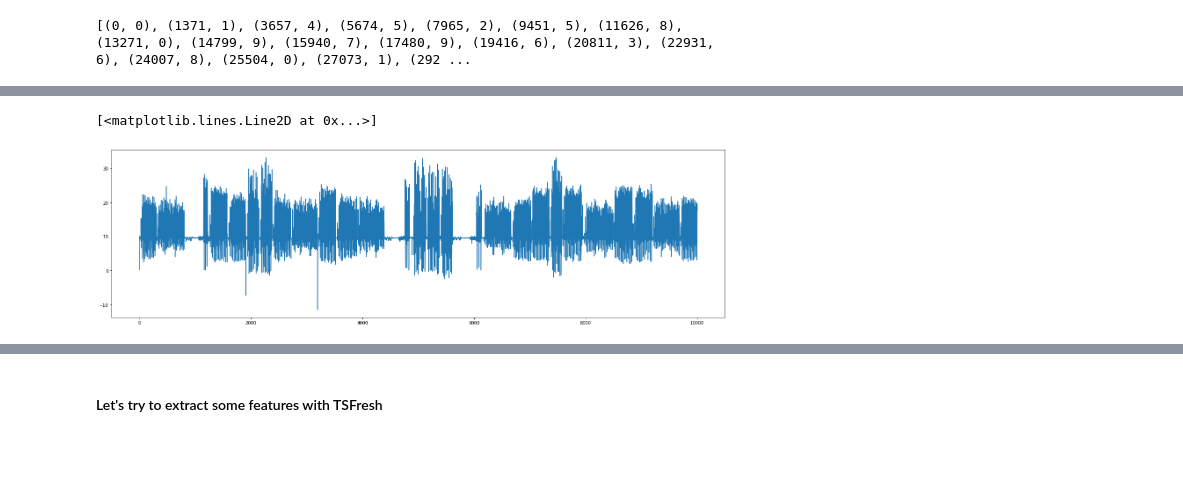
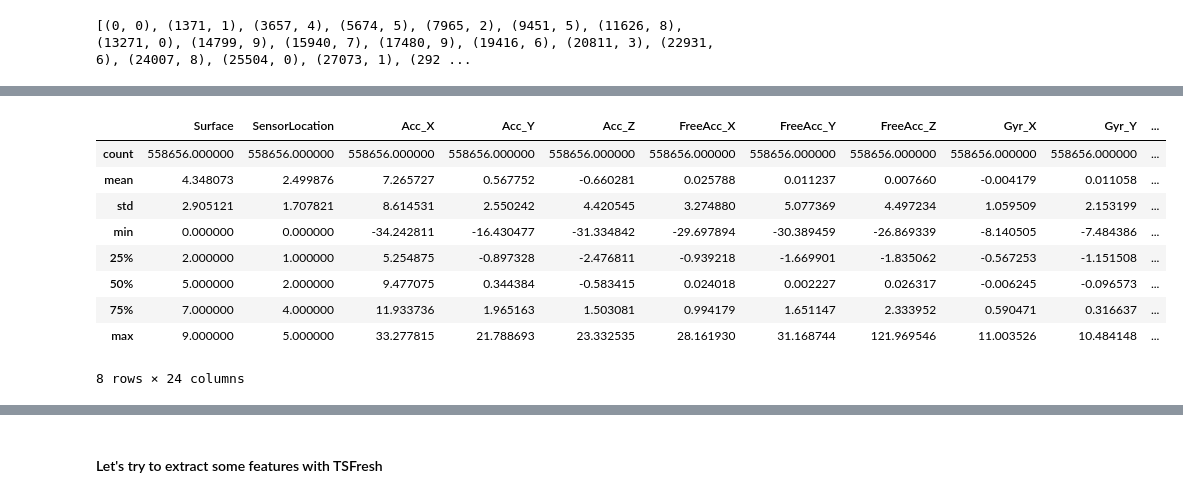
Before and after one commit to aidar-ms/stream-gait-data, a Jupyter notebook: data_exploration/tsfresh_pg.ipynb, the cells around one changed output, grey strips where cells are left out. Saved outputs shown, nothing was run; the diff lists cells and outputs as text; code cells hidden in the pictures; blank space fills up the shorter version.

```diff
--- a/data_exploration/tsfresh_pg.ipynb
+++ b/data_exploration/tsfresh_pg.ipynb
@@ -78,6 +60,13 @@ ts_data
-# %%
-fig = plt.figure(figsize=(25, 7))
-plt.plot(np.linspace(0, 10000, len(ts_data.Acc_X)), ts_data.Acc_X)
-# %% [output]
-[<matplotlib.lines.Line2D at 0x...>]
-[figure, removed]
+# %%
+data.describe()
+# %% [output]
+|  | Surface | SensorLocation | Acc_X | Acc_Y | Acc_Z | FreeAcc_X | FreeAcc_Y | FreeAcc_Z | Gyr_X | Gyr_Y | ... |
+| count | 558656.000000 | 558656.000000 | 558656.000000 | 558656.000000 | 558656.000000 | 558656.000000 | 558656.000000 | 558656.000000 | 558656.000000 | 558656.000000 | ... |
+| mean | 4.348073 | 2.499876 | 7.265727 | 0.567752 | -0.660281 | 0.025788 | 0.011237 | 0.007660 | -0.004179 | 0.011058 | ... |
+| std | 2.905121 | 1.707821 | 8.614531 | 2.550242 | 4.420545 | 3.274880 | 5.077369 | 4.497234 | 1.059509 | 2.153199 | ... |
+| min | 0.000000 | 0.000000 | -34.242811 | -16.430477 | -31.334842 | -29.697894 | -30.389459 | -26.869339 | -8.140505 | -7.484386 | ... |
+| 25% | 2.000000 | 1.000000 | 5.254875 | -0.897328 | -2.476811 | -0.939218 | -1.669901 | -1.835062 | -0.567253 | -1.151508 | ... |
+| 50% | 5.000000 | 2.000000 | 9.477075 | 0.344384 | -0.583415 | 0.024018 | 0.002227 | 0.026317 | -0.006245 | -0.096573 | ... |
+| 75% | 7.000000 | 4.000000 | 11.933736 | 1.965163 | 1.503081 | 0.994179 | 1.651147 | 2.333952 | 0.590471 | 0.316637 | ... |
+| max | 9.000000 | 5.000000 | 33.277815 | 21.788693 | 23.332535 | 28.161930 | 31.168744 | 121.969546 | 11.003526 | 10.484148 | ... |
+8 rows × 24 columns
```
Also changed, not shown: parts of 11 cells of this notebook, 2 other files.
